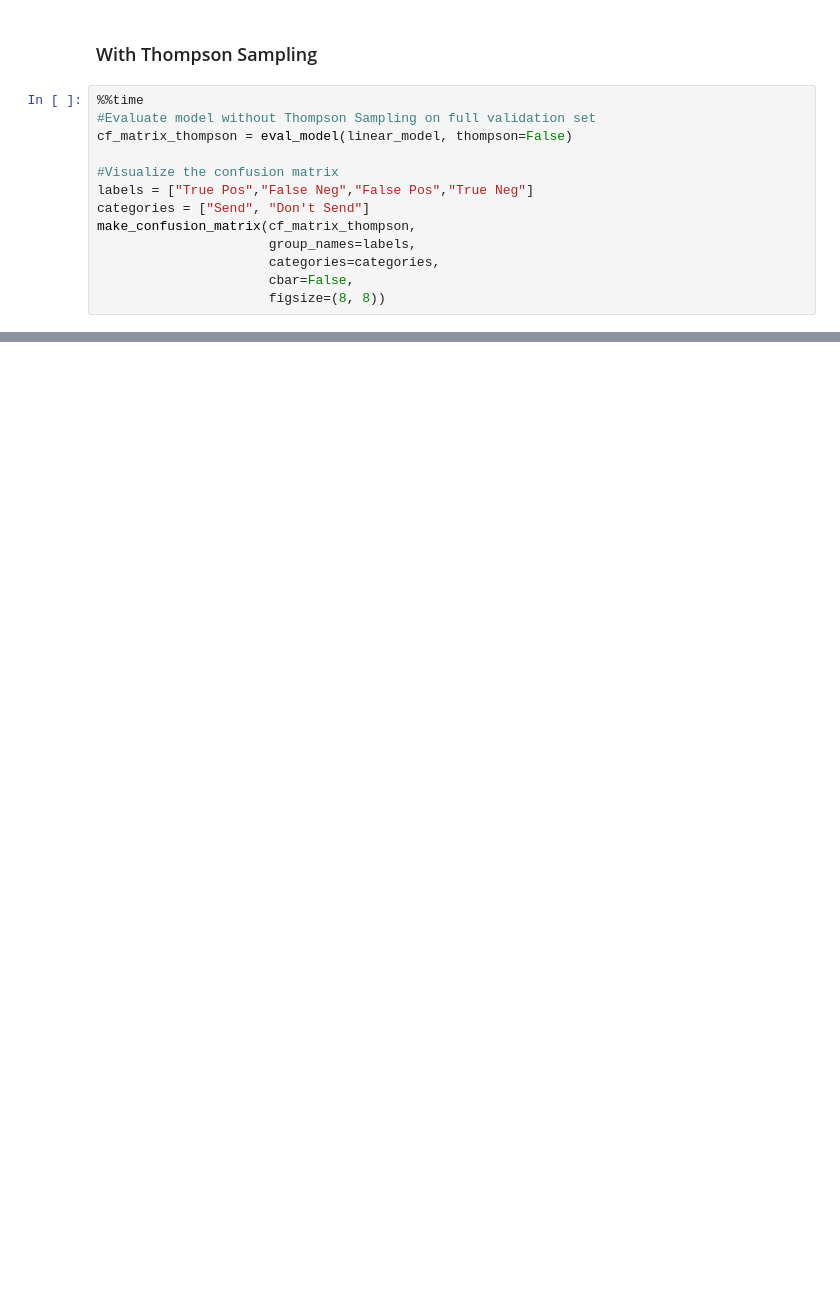
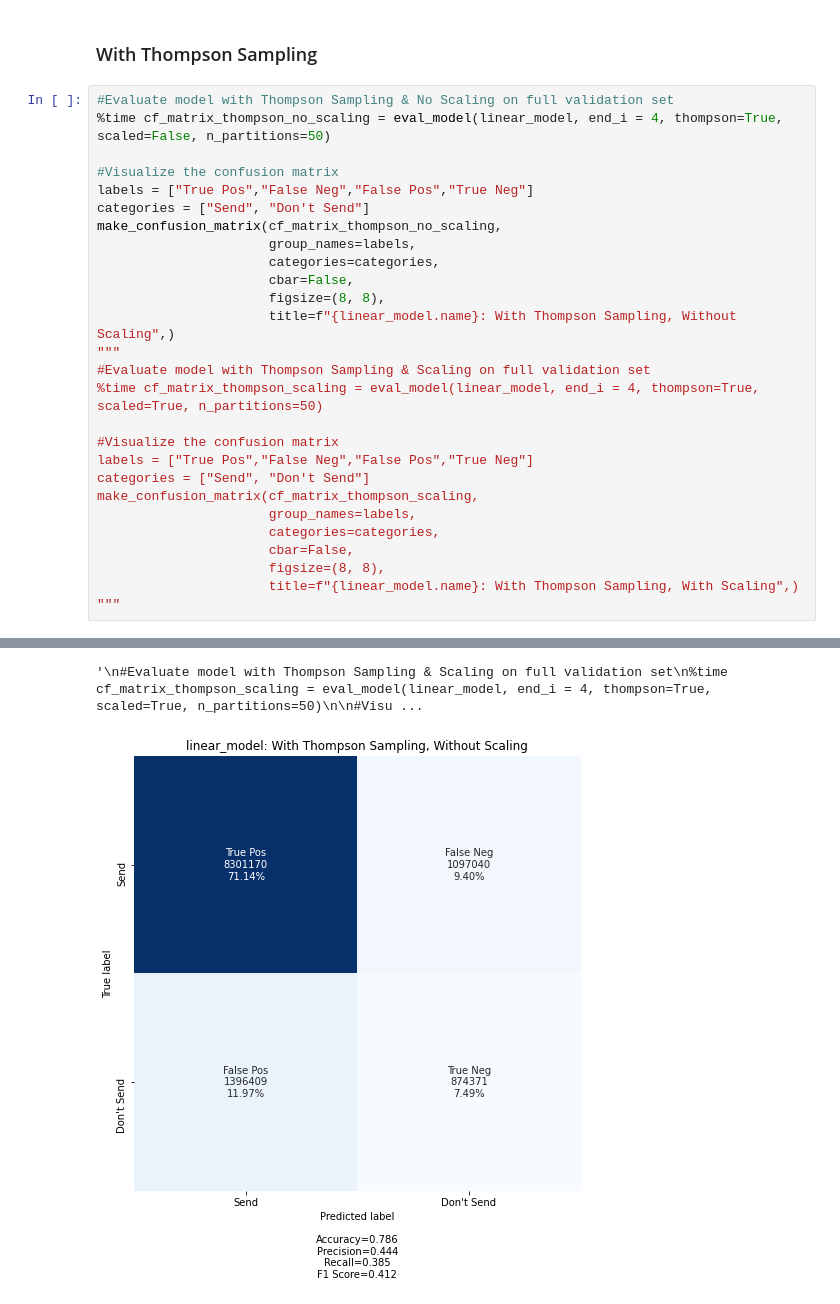
Before and after one commit to fellowship/deep-and-wide-bandit, a Jupyter notebook: Space_Bandits_Full_Baseline_Kartha.ipynb, the cells around one changed output, grey strips where cells are left out. Drawn from its saved outputs; the diff is of its cells as text; blank space fills up the shorter version.

```diff
--- a/Space_Bandits_Full_Baseline_Kartha.ipynb
+++ b/Space_Bandits_Full_Baseline_Kartha.ipynb
@@ -495,15 +520,30 @@ Wall time: 1min 56s
 # %% [markdown]
 ### With Thompson Sampling
 # %%
-%%time
-#Evaluate model without Thompson Sampling on full validation set
-cf_matrix_thompson = eval_model(linear_model, thompson=False)
+#Evaluate model with Thompson Sampling & No Scaling on full validation set
+%time cf_matrix_thompson_no_scaling = eval_model(linear_model, end_i = 4, thompson=True, scaled=False, n_partitions=50)
 
 #Visualize the confusion matrix
 labels = ["True Pos","False Neg","False Pos","True Neg"]
 categories = ["Send", "Don't Send"]
-make_confusion_matrix(cf_matrix_thompson,
+make_confusion_matrix(cf_matrix_thompson_no_scaling,
                       group_names=labels,
                       categories=categories,
                       cbar=False,
-                      figsize=(8, 8))
+                      figsize=(8, 8),
+                      title=f"{linear_model.name}: With Thompson Sampling, Without Scaling",)
+"""
+#Evaluate model with Thompson Sampling & Scaling on full validation set
+%time cf_matrix_thompson_scaling = eval_model(linear_model, end_i = 4, thompson=True, scaled=True, n_partitions=50)
+
+#Visualize the confusion matrix
+labels = ["True Pos","False Neg","False Pos","True Neg"]
+categories = ["Send", "Don't Send"]
+make_confusion_matrix(cf_matrix_thompson_scaling,
+                      group_names=labels,
+                      categories=categories,
+                      cbar=False,
+                      figsize=(8, 8),
+                      title=f"{linear_model.name}: With Thompson Sampling, With Scaling",)
+"""
+# %% [output]
@@ -509,0 +556,2 @@ make_confusion_matrix(cf_matrix_thompson,
+'\n#Evaluate model with Thompson Sampling & Scaling on full validation set\n%time cf_matrix_thompson_scaling = eval_model(linear_model, end_i = 4, thompson=True, scaled=True, n_partitions=50)\n\n#Visu ...
+[figure, added]
```
Also changed, not shown: parts of 6 cells of this notebook.
